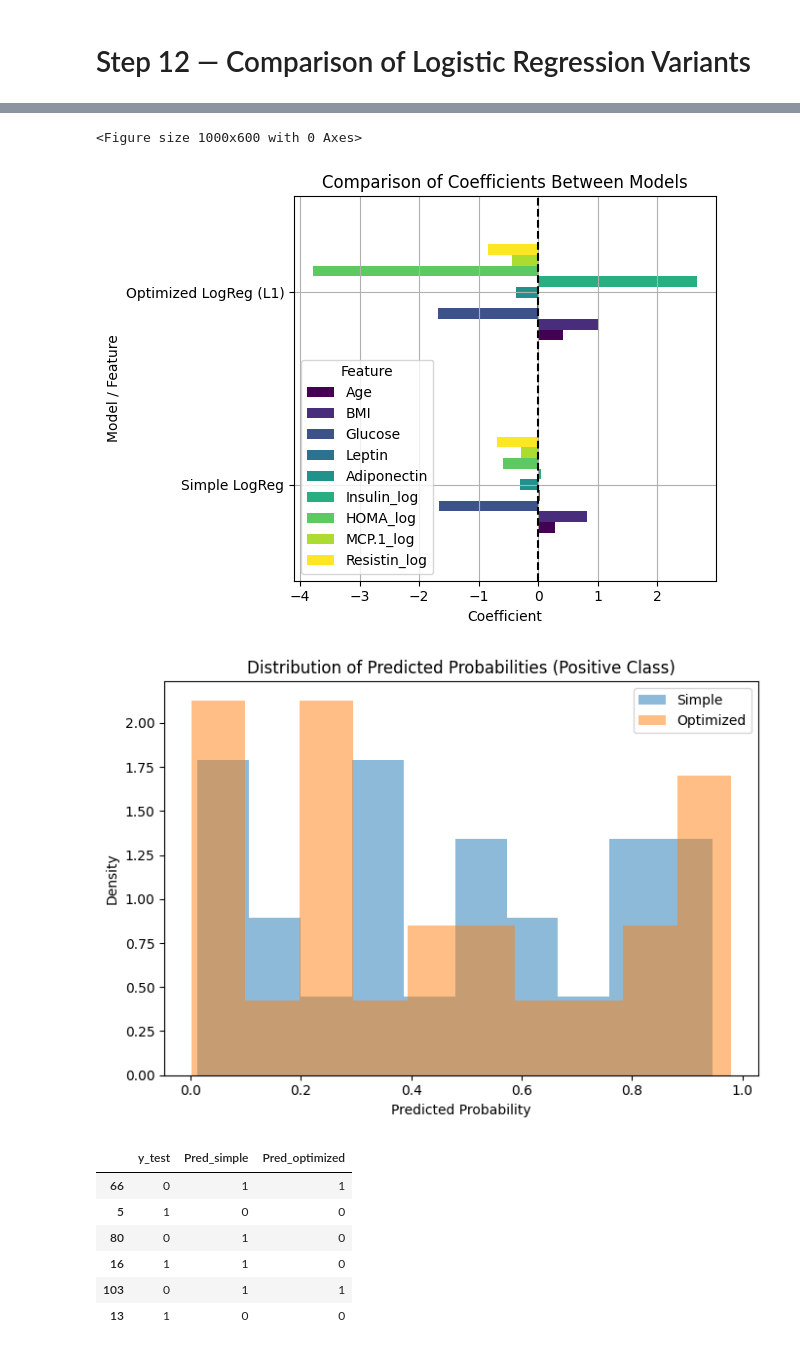
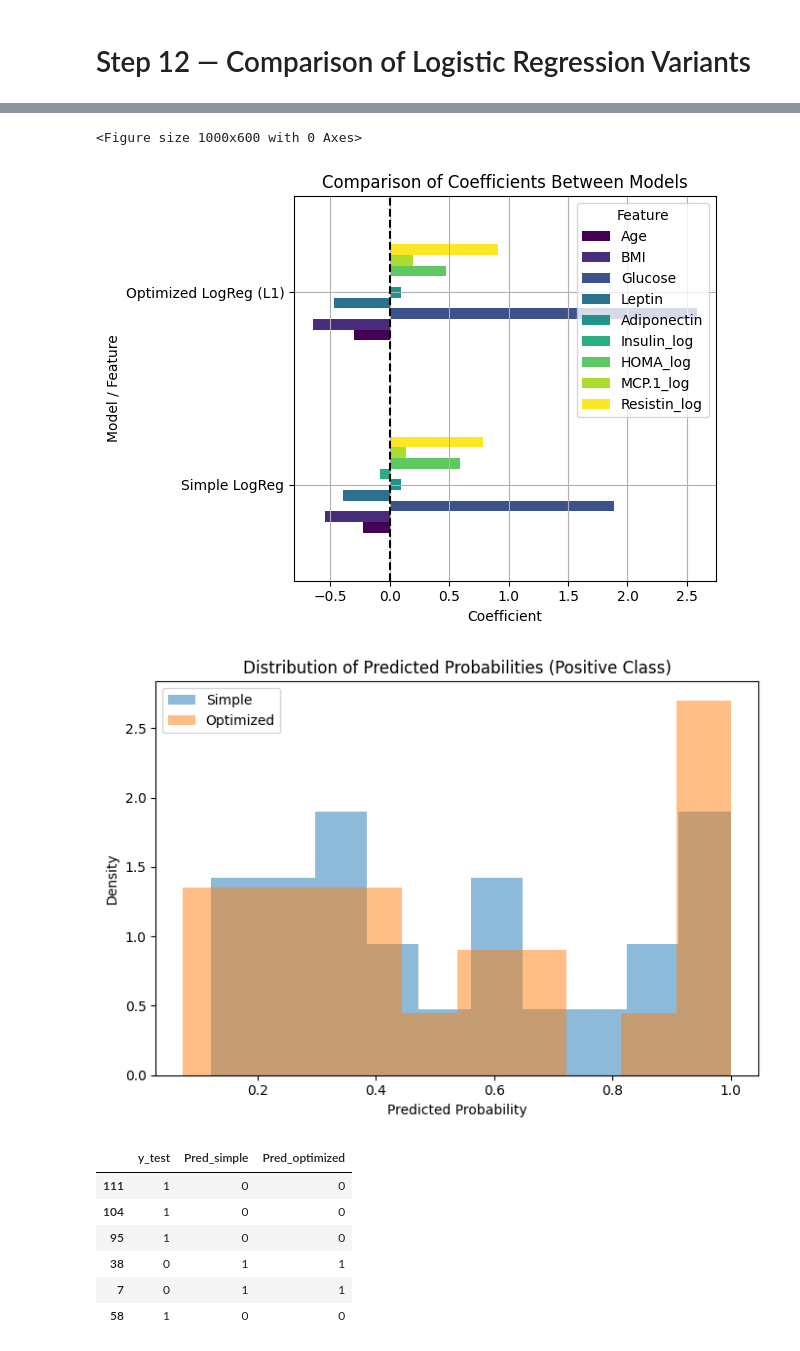
Before and after one commit to ErwanR123/breast-cancer-detection, a Jupyter notebook: logistic_regression.ipynb, the cells around one changed output, grey strips where cells are left out. Saved outputs shown, nothing was run; the diff lists cells and outputs as text; code cells hidden in the pictures.

```diff
--- a/logistic_regression.ipynb
+++ b/logistic_regression.ipynb
@@ -70,8 +79,8 @@ from sklearn.model_selection import train_test_split
 
 # Separate features and target variable
 X = data.drop(columns='Classification')
-y = data['Classification'].map({2: 0, 1: 1})
-# Mapping: 1 = patient with cancer (positive class), 2 = healthy patient (negative class)
+y = data['Classification'].map({2: 1, 1: 0})
+# Mapping: 2 = patient with cancer (positive class), 1 = healthy patient (negative class)
 # We recode to: 1 → positive, 0 → negative
 
 # Stratified split to preserve class distribution
@@ -83,7 +92,10 @@ X_train, X_test, y_train, y_test = train_test_split(
 
 # Check shapes of the splits
 print("Train:", X_train.shape, y_train.shape)
-print("Test :", X_test.shape, y_test.shape)
+print("Test :", X_test.shape, y_test.shape, "\n")
+
+print("Train class distribution:", y_train.value_counts(normalize=True), "\n")
+print("Test class distribution :", y_test.value_counts(normalize=True))
 # %% [output]
 Train: (92, 9) (92,)
 Test : (24, 9) (24,)
@@ -109,17 +131,19 @@ train_data['Classification'] = y_train
 variables = X_train.columns.tolist()
 n_cols = 3
 n_rows = int(np.ceil(len(variables) / n_cols))
+class_labels = {1: 'Patient with cancer', 0: 'Healthy patient'}
 
-# Histograms
+# Histograms by class
 fig, axes = plt.subplots(n_rows, n_cols, figsize=(5 * n_cols, 4 * n_rows))
 axes = axes.flatten()
 
 for i, col in enumerate(variables):
-    for cls in y_train.unique():
-        axes[i].hist(X_train[y_train == cls][col], bins=30, alpha=0.5, label=f"Class {cls}")
+    for cls in [1, 0]:  # 1 = malade, 0 = sain
+        axes[i].hist(X_train[y_train == cls][col], bins=30, alpha=0.5, label=class_labels[cls])
     axes[i].set_title(f"{col} by class")
     axes[i].legend()
 
+# Supprimer axes inutilisés
 for j in range(i + 1, len(axes)):
     fig.delaxes(axes[j])
 
@@ -127,7 +151,7 @@ fig.suptitle("Histograms by class (before transformation)", fontsize=16)
 plt.tight_layout(rect=[0, 0, 1, 0.97])
 plt.show()
 
-# Boxplots
+# Boxplots by class
 fig, axes = plt.subplots(n_rows, n_cols, figsize=(5 * n_cols, 4 * n_rows))
 axes = axes.flatten()
 
@@ -136,6 +160,8 @@ for i, col in enumerate(variables):
     axes[i].set_title(f"Boxplot of {col}")
     axes[i].set_xlabel("Class")
     axes[i].set_ylabel(col)
+    axes[i].set_xticks([0, 1])
+    axes[i].set_xticklabels([class_labels[0], class_labels[1]])
 
 for j in range(i + 1, len(axes)):
     fig.delaxes(axes[j])
@@ -144,19 +170,20 @@ fig.suptitle("Boxplots by class (before transformation)", fontsize=16)
 plt.tight_layout(rect=[0, 0, 1, 0.97])
 plt.show()
 
-# Scatter plots (jittered)
+# Jittered scatter plots by class
 fig, axes = plt.subplots(n_rows, n_cols, figsize=(5 * n_cols, 4 * n_rows))
 axes = axes.flatten()
 
 for i, col in enumerate(variables):
-    for cls in y_train.unique():
+    for cls in [1, 0]:
         axes[i].scatter(
             X_train[y_train == cls][col],
             np.random.normal(loc=cls, scale=0.02, size=X_train[y_train == cls][col].shape),
             alpha=0.5,
-            label=f"Class {cls}"
+            label=class_labels[cls]
         )
     axes[i].set_title(f"{col} (jittered scatter plot)")
+    axes[i].set_ylabel("Class (jittered)")
     axes[i].legend()
 
 for j in range(i + 1, len(axes)):
@@ -832,9 +866,9 @@ y_proba_best = best_logreg.predict_proba(X_test_scaled)[:, 1]
 # 2. Summary of scores
 results = pd.DataFrame({
     'Model': ['Simple LogReg', 'Optimized LogReg (L1, C=100)'],
-    'Accuracy': [
-        accuracy_score(y_test, y_pred_simple),
-        accuracy_score(y_test, y_pred_best)
+    'Recall': [
+        recall_score(y_test, y_pred_simple),
+        recall_score(y_test, y_pred_best)
     ],
     'F1-score': [
         f1_score(y_test, y_pred_simple),
@@ -909,11 +943,11 @@ display(diff)
 <Figure size 1000x600 with 0 Axes>
-[figure, old version]
+[figure, new version]
-[figure, old version]
+[figure, new version]
 |  | y_test | Pred_simple | Pred_optimized |
-| 66 | 0 | 1 | 1 |
-| 5 | 1 | 0 | 0 |
-| 80 | 0 | 1 | 0 |
-| 16 | 1 | 1 | 0 |
-| 103 | 0 | 1 | 1 |
-| 13 | 1 | 0 | 0 |
+| 111 | 1 | 0 | 0 |
+| 104 | 1 | 0 | 0 |
+| 95 | 1 | 0 | 0 |
+| 38 | 0 | 1 | 1 |
+| 7 | 0 | 1 | 1 |
+| 58 | 1 | 0 | 0 |
 # %% [markdown]
```
Also changed, not shown: parts of 22 cells of this notebook.
